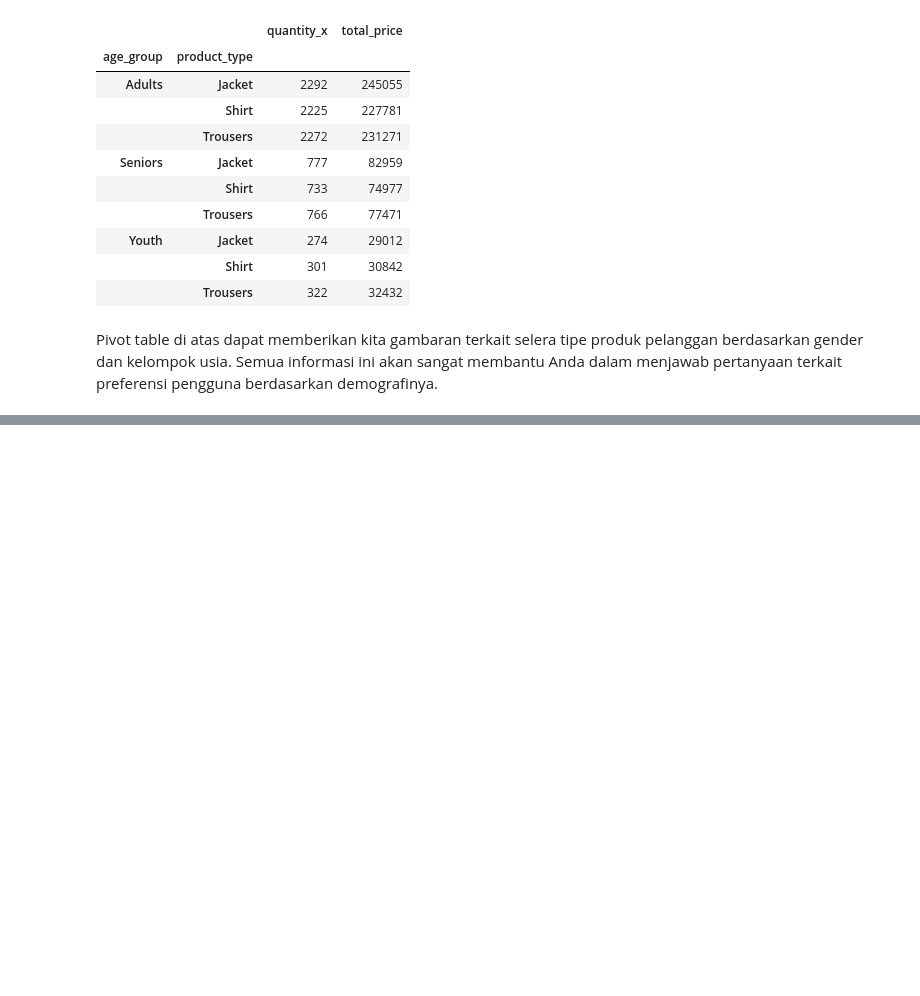
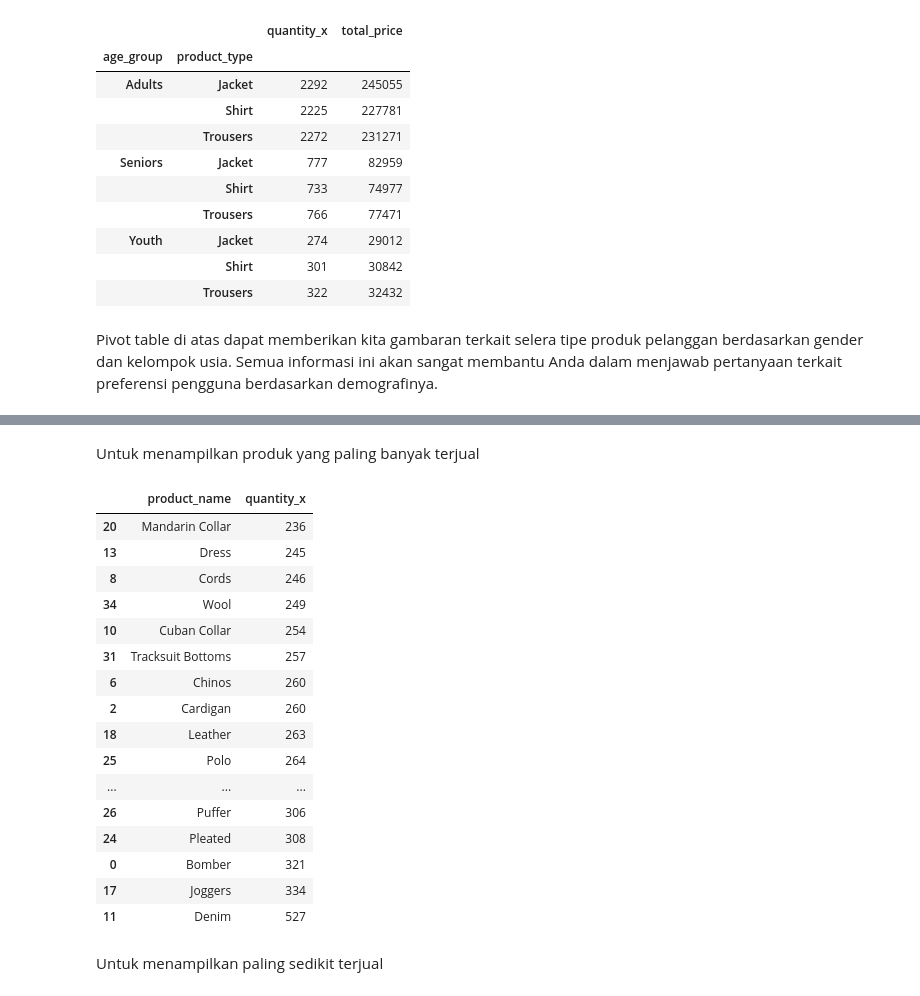
Before and after one commit to Putri-andini-rpe/Pemrograman-Dasar, a Jupyter notebook: Pertemuan_10_Data.ipynb, the cells around one changed output, grey strips where cells are left out. Drawn from its saved outputs; the diff is of its cells as text; code cells hidden in the pictures; blank space fills up the shorter version.

```diff
--- a/Pertemuan_10_Data.ipynb
+++ b/Pertemuan_10_Data.ipynb
@@ -920,0 +1012,25 @@ Pivot table di atas dapat memberikan kita gambaran terkait selera tipe produk pe
+# %% [markdown]
+Untuk menampilkan produk yang paling banyak terjual
+# %%
+produk_paling_sedikit = product_sale.sort_values(by='quantity_x', ascending=True)
+produk_paling_sedikit
+# %% [output]
+|  | product_name | quantity_x |
+| 20 | Mandarin Collar | 236 |
+| 13 | Dress | 245 |
+| 8 | Cords | 246 |
+| 34 | Wool | 249 |
+| 10 | Cuban Collar | 254 |
+| 31 | Tracksuit Bottoms | 257 |
+| 6 | Chinos | 260 |
+| 2 | Cardigan | 260 |
+| 18 | Leather | 263 |
+| 25 | Polo | 264 |
+| ... | ... | ... |
+| 26 | Puffer | 306 |
+| 24 | Pleated | 308 |
+| 0 | Bomber | 321 |
+| 17 | Joggers | 334 |
+| 11 | Denim | 527 |
+# %% [markdown]
+Untuk menampilkan paling sedikit terjual
```
Also changed, not shown: parts of 66 cells of this notebook.
